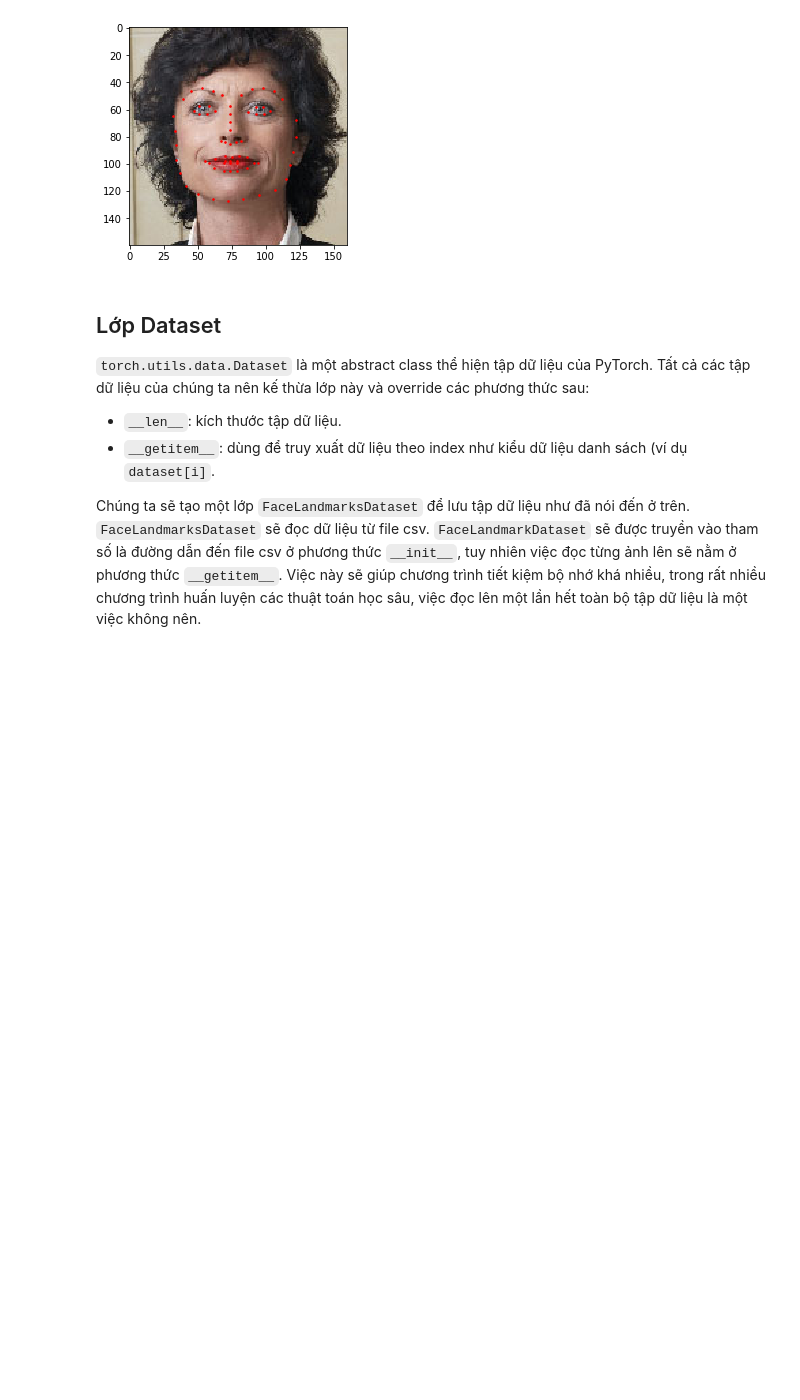
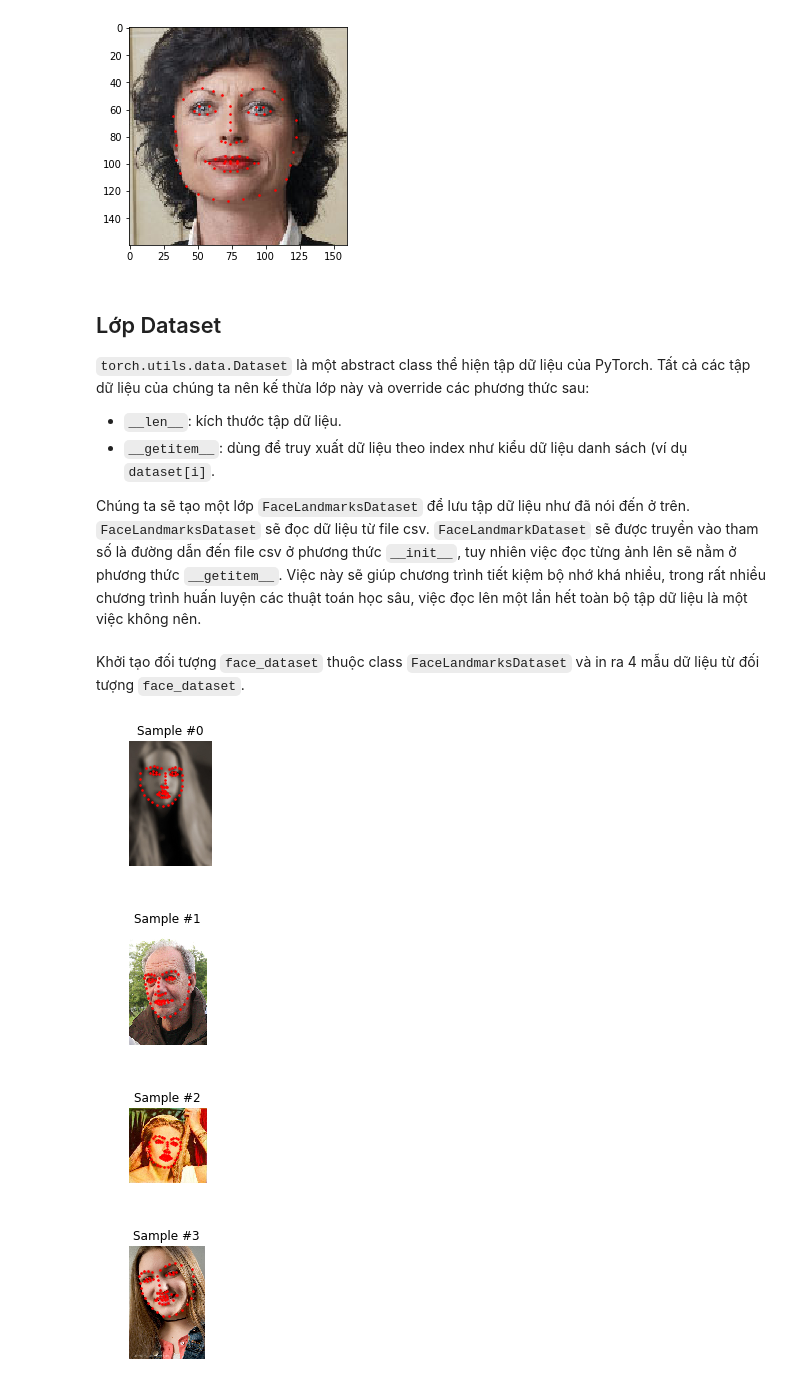
Before and after one commit to vndee/pytorch-vi, a Jupyter notebook: data_loading_tutorial.ipynb, the cells around one changed output. Cells and saved outputs as stored; diff of their text form; code cells hidden in the pictures; blank space fills up the shorter version.

```diff
--- a/data_loading_tutorial.ipynb
+++ b/data_loading_tutorial.ipynb
@@ -103,8 +103,7 @@ class FaceLandmarksDataset(Dataset):
         return len(self.landmarks_frame)
 
     def __getitem__(self, idx):
-        img_name = os.path.join(self.root_dir,
-                                self.landmarks_frame.iloc[idx, 0])
+        img_name = os.path.join(self.root_dir, self.landmarks_frame.iloc[idx, 0])
         image = io.imread(img_name)
         landmarks = self.landmarks_frame.iloc[idx, 1:].as_matrix()
         landmarks = landmarks.astype('float').reshape(-1, 2)
@@ -114,3 +113,30 @@ class FaceLandmarksDataset(Dataset):
             sample = self.transform(sample)
 
         return sample
+# %% [markdown]
+Khởi tạo đối tượng `face_dataset` thuộc class `FaceLandmarksDataset` và in ra 4 mẫu dữ liệu từ đối tượng `face_dataset`.
+# %%
+face_dataset = FaceLandmarksDataset(csv_file='faces/face_landmarks.csv',
+                                    root_dir='faces/')
+
+fig = plt.figure()
+
+for i in range(len(face_dataset)):
+    sample = face_dataset[i]
+
+    print(i, sample['image'].shape, sample['landmarks'].shape)
+
+    ax = plt.subplot(1, 4, i + 1)
+    plt.tight_layout()
+    ax.set_title('Sample #{}'.format(i))
+    ax.axis('off')
+    show_landmarks(**sample)
+
+    if i == 3:
+        plt.show()
+        break
+# %% [output]
+[figure, added]
+[figure, added]
+[figure, added]
+[figure, added]
```
Also changed, not shown: parts of 2 cells of this notebook.
